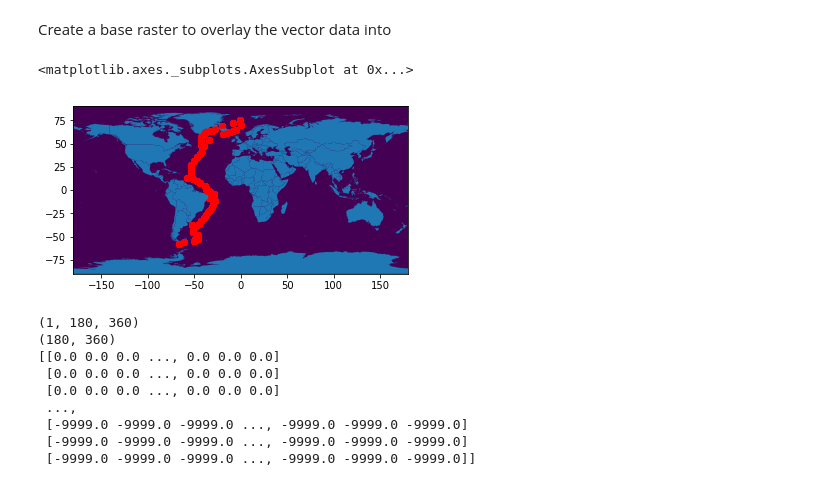
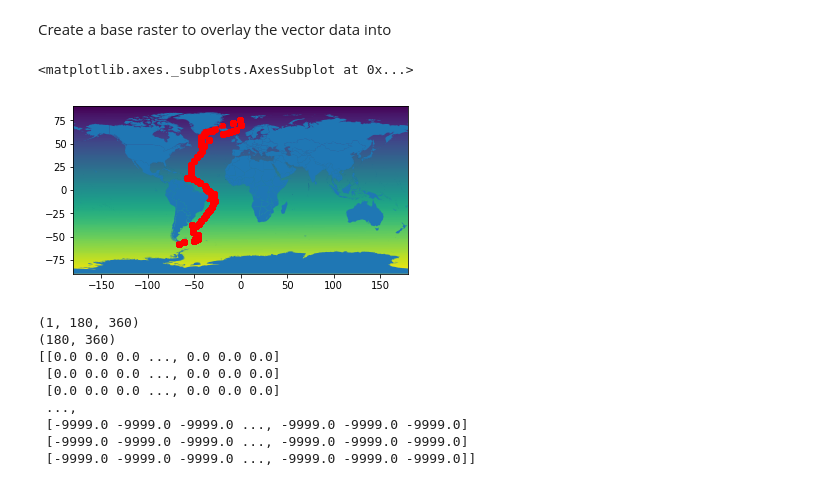
Before and after one commit to nsuberi/ResourceWatchCode, a Jupyter notebook: Notebooks for Exploring Specific Datasets/GLODAP vector to raster.ipynb, the cells around one changed output. Saved outputs shown, nothing was run; the diff lists cells and outputs as text; code cells hidden in the pictures.

```diff
--- a/Notebooks for Exploring Specific Datasets/GLODAP vector to raster.ipynb
+++ b/Notebooks for Exploring Specific Datasets/GLODAP vector to raster.ipynb
@@ -44,7 +62,7 @@ glodap.head(10)
 Use groupby to break data apart by year
 # %%
 # Trim GLODAP data for experimentation
-glodap_trim = glodap[["year", "latitude", "longitude", "depth", "pressure", "temperature"]]
+glodap_trim = glodap[["year", "latitude", "longitude", "depth", "phts25p0"]]
 glodap_trim_grouped = glodap_trim.groupby("year")
 
 # Show number of observations per year
@@ -169,21 +187,27 @@ with rio.open(world_array, "r") as src:
 # %%
 # View raster with vector features over top
 # Using plt.gca(): https://gis.stackexchange.com/questions/193653/plot-shapefile-on-top-of-raster-using-plot-and-imshow-from-matplotlib?rq=1
 # Setting extent, from Logan's response: https://gis.stackexchange.com/questions/251396/graph-points-in-image-using-matplotlib
+
+# For rainbow coloring:
+rows, cols = world_data.shape
+for r in range(rows):
+    for c in range(cols):
+        world_data[r,c] = r*cols+c
 
 # Raster data
 # Extent parameter is necessary here for alignment
 plt.imshow(world_data, extent = [-180, 180, -90, 90])
 
 # Get current axes
 ax = plt.gca()
 
 # Use these axes to plot the vector data
 geodata_1972.plot(ax=ax, marker="o", color="red")
 country_bounds.plot(ax=ax)
 # %% [output]
 <matplotlib.axes._subplots.AxesSubplot at 0x...>
-[figure, old version]
+[figure, new version]
 # %%
 # Mask out all land values
 
```
Also changed, not shown: parts of 24 cells of this notebook, 1 other file.
